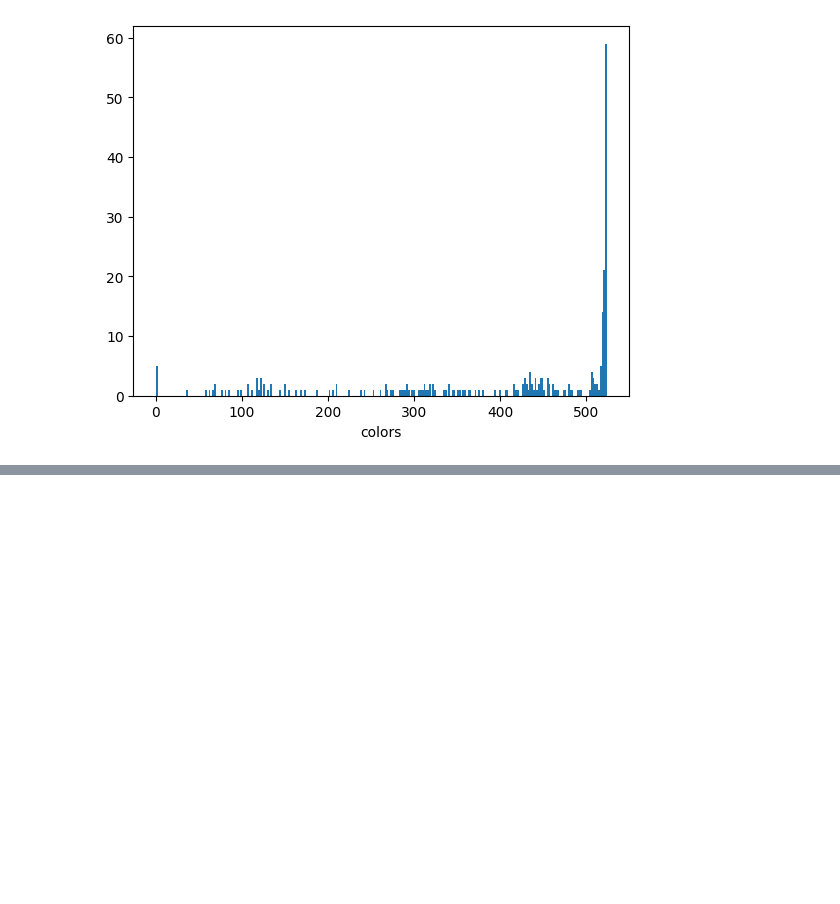
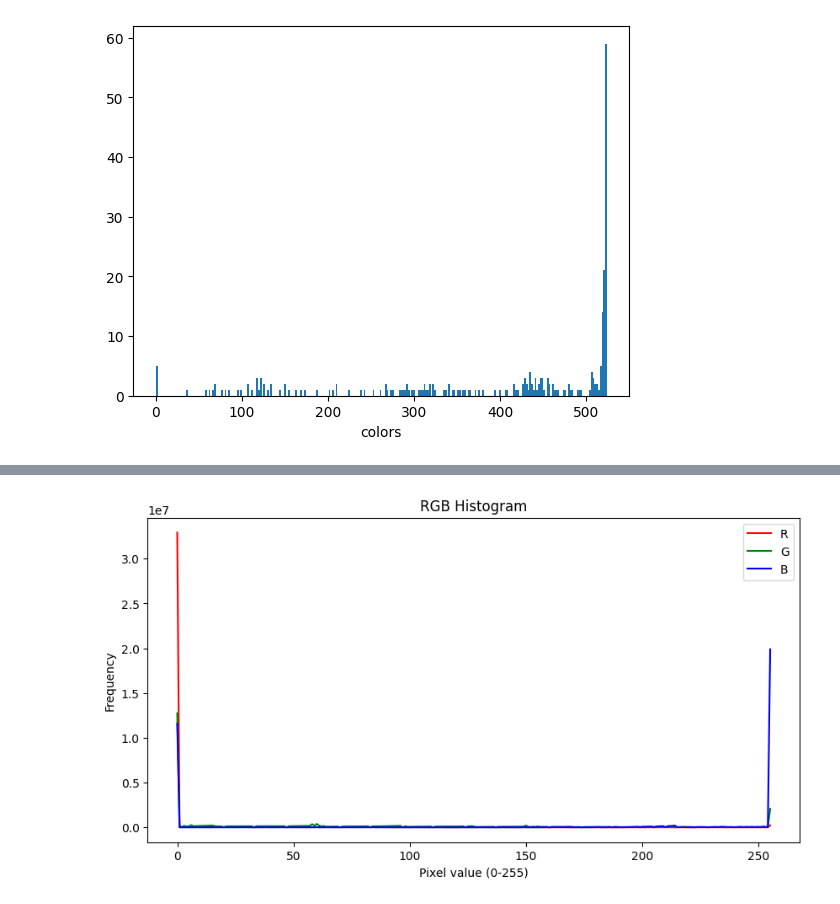
Before and after one commit to francodesource/GPUComputing, a Jupyter notebook: lab3/CUDA_lab3_TODO.ipynb, the cells around one changed output, grey strips where cells are left out. Drawn from its saved outputs; the diff is of its cells as text; code cells hidden in the pictures; blank space fills up the shorter version.

```diff
--- a/lab3/CUDA_lab3_TODO.ipynb
+++ b/lab3/CUDA_lab3_TODO.ipynb
@@ -321,0 +351,5 @@ During: typing of exhaust iter at /tmp/ipython-input-2809615236.py (5)
+# %%
+mandelbrot_hist = create_hist('/content/images/mandelbrot.png')
+plot_histogram(mandelbrot_hist)
+# %% [output]
+[figure, added]
```
Also changed, not shown: parts of 5 cells of this notebook.
